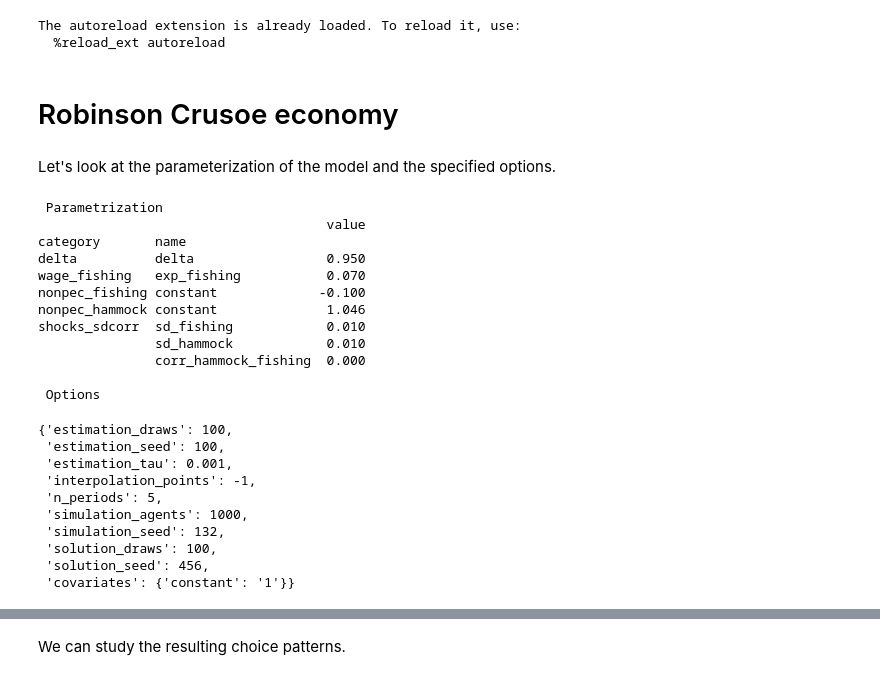
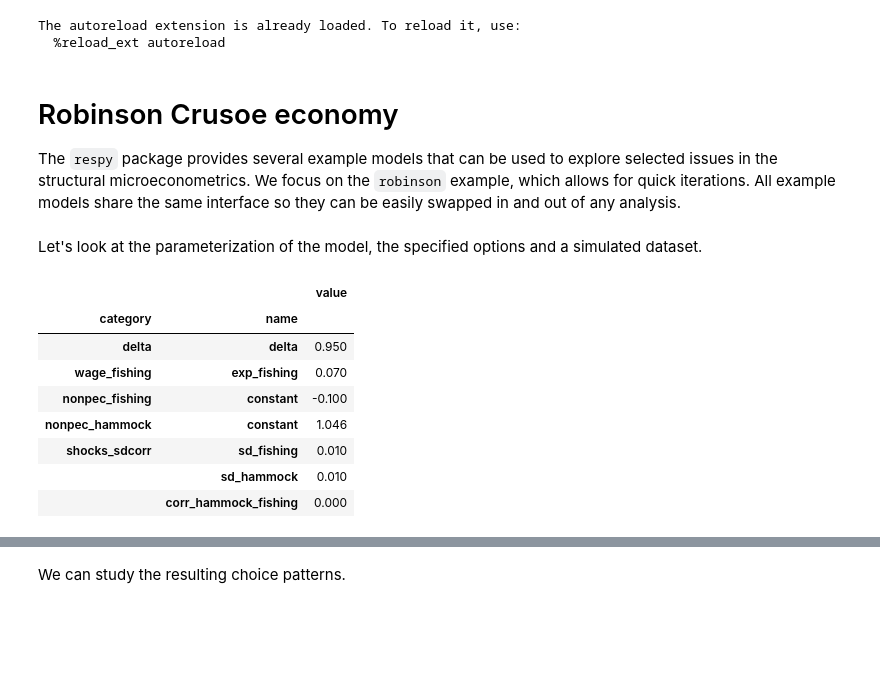
Before and after one commit to OpenSourceEconomics/ekw-lectures, a Jupyter notebook: lectures/00_robinson_economy/notebook.ipynb, the cells around one changed output, grey strips where cells are left out. Drawn from its saved outputs; the diff is of its cells as text; code cells hidden in the pictures; blank space fills up the shorter version.

```diff
--- a/lectures/00_robinson_economy/notebook.ipynb
+++ b/lectures/00_robinson_economy/notebook.ipynb
@@ -8,37 +14,23 @@ import numpy as np
 # %% [output]
 The autoreload extension is already loaded. To reload it, use:
   %reload_ext autoreload
-# %% [markdown]
-# Robinson Crusoe economy
+# %% [markdown]
+# Robinson Crusoe economy
+
+The `respy` package provides several example models that can be used to explore selected issues in the structural microeconometrics. We focus on the `robinson` example, which allows for quick iterations. All example models share the same interface so they can be easily swapped in and out of any analysis.
 # %%
 params_base, options_base, df = rp.get_example_model("robinson", with_data=True)
 # %% [markdown]
-Let's look at the parameterization of the model and the specified options.
+Let's look at the parameterization of the model, the specified options and a simulated dataset.
-# %%
-print(" Parametrization")
-print(params_base)
-print("\n Options")
-options_base
-# %% [output]
- Parametrization
-                                     value
-category       name
-delta          delta                 0.950
-wage_fishing   exp_fishing           0.070
-nonpec_fishing constant             -0.100
-nonpec_hammock constant              1.046
-shocks_sdcorr  sd_fishing            0.010
-               sd_hammock            0.010
-               corr_hammock_fishing  0.000
-
- Options
-{'estimation_draws': 100,
- 'estimation_seed': 100,
- 'estimation_tau': 0.001,
- 'interpolation_points': -1,
- 'n_periods': 5,
- 'simulation_agents': 1000,
- 'simulation_seed': 132,
- 'solution_draws': 100,
- 'solution_seed': 456,
- 'covariates': {'constant': '1'}}
+# %%
+params_base
+# %% [output]
+|  |  | value |
+| category | name |  |
+| delta | delta | 0.950 |
+| wage_fishing | exp_fishing | 0.070 |
+| nonpec_fishing | constant | -0.100 |
+| nonpec_hammock | constant | 1.046 |
+| shocks_sdcorr | sd_fishing | 0.010 |
+|  | sd_hammock | 0.010 |
+|  | corr_hammock_fishing | 0.000 |
```
Also changed, not shown: parts of 8 cells of this notebook, 5 other files.
